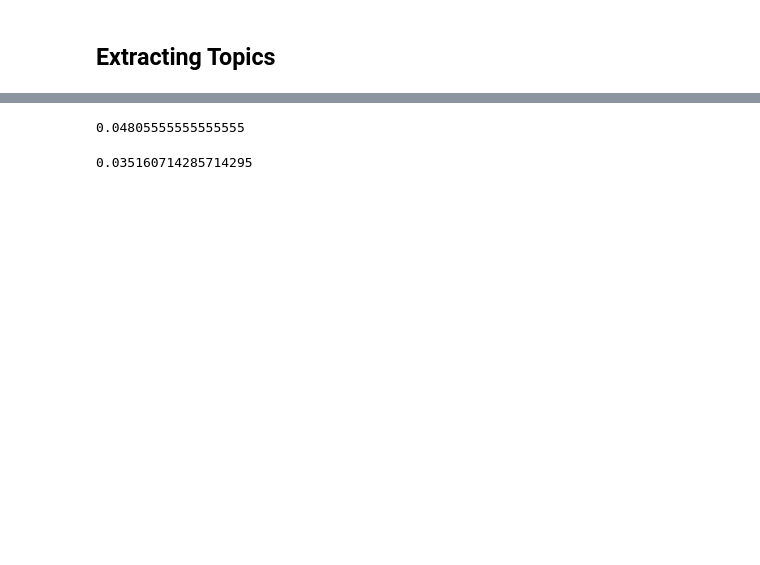
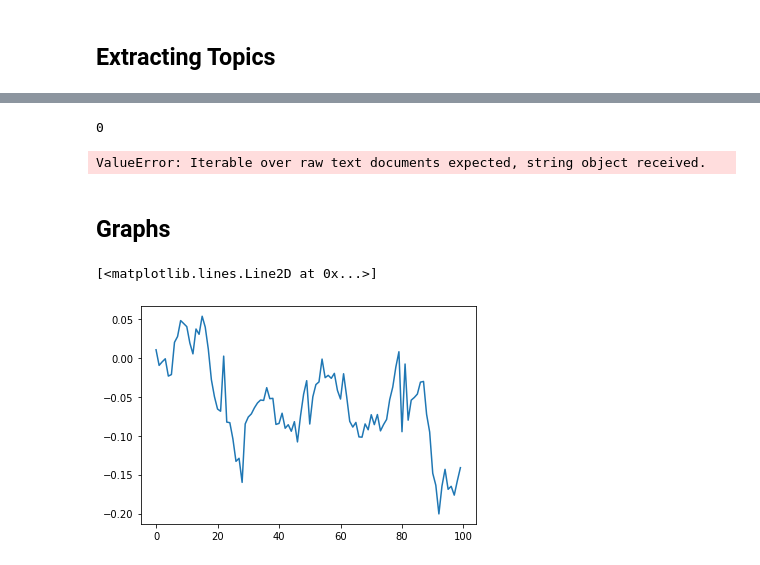
Before and after one commit to adrianacoca/Predictweet, a Jupyter notebook: notebooks/Twitter API access.ipynb, the cells around one changed output, grey strips where cells are left out. Saved outputs shown, nothing was run; the diff lists cells and outputs as text; code cells hidden in the pictures; blank space fills up the shorter version.

Commit message:
plottiong sentiment change with matplotlib

```diff
--- a/notebooks/Twitter API access.ipynb
+++ b/notebooks/Twitter API access.ipynb
@@ -81,7 +81,7 @@ until ==> (Returns tweets created before the given date. Date should be formatte
 ## 2. Get tweets from user
 # %%
 def get_tweets(user):
-    url = f'https://api.twitter.com/1.1/statuses/user_timeline.json?screen_name={user}&tweet_mode=extended&count=100'
+    url = f'https://api.twitter.com/1.1/statuses/user_timeline.json?screen_name={user}&count=100&tweet_mode=extended'
     response = requests.get(url, auth=my_auth, stream=True)
     print(url, response)
     return response.json()
@@ -93,6 +113,6 @@ https://api.twitter.com/1.1/statuses/user_timeline.json?screen_name=realDonaldTr
 tweets = {}
 for i in range(len(user_t)):
     try:
-        tweets[user_t[i]["id_str"]]= user_t[i]['retweeted_status']['full_text']
+        tweets[user_t[i]["id_str"]]= (user_t[i]['retweeted_status']['full_text'], user_t[i]['created_at'])
     except:
-        tweets[user_t[i]["id_str"]]= user_t[i]["full_text"]
+        tweets[user_t[i]["id_str"]]= (user_t[i]["full_text"], user_t[0]['created_at'])
@@ -123,0 +154,5 @@ print(response.json())
+# %%
+sentiments = []
+for i in range(len(data)):
+    print(i)
+    sentiments.append(sentiment_averages_vader(data[i]["responses"]))
@@ -212,8 +210,8 @@ def sentiment_averages_vader(lst):
-# %%
-sentiment_averages_vader(tweets)
-# %% [output]
-0.04805555555555555
-# %%
-sentiment_averages_vader(tweets)
-# %% [output]
-0.035160714285714295
+# %%
+topics = []
+for i in range(len(data)):
+    print(i)
+    topics.append(word_exctraction(data[i]["tweet"]))
+# %% [output]
+0
+ValueError: Iterable over raw text documents expected, string object received.
@@ -219,0 +225,8 @@ sentiment_averages_vader(tweets)
+# %% [markdown]
+## Graphs
+# %%
+import matplotlib.pyplot as plt
+plt.plot(sentiments)
+# %% [output]
+[<matplotlib.lines.Line2D at 0x...>]
+[figure, added]
```
Also changed, not shown: parts of 26 cells of this notebook, 3 other files.
